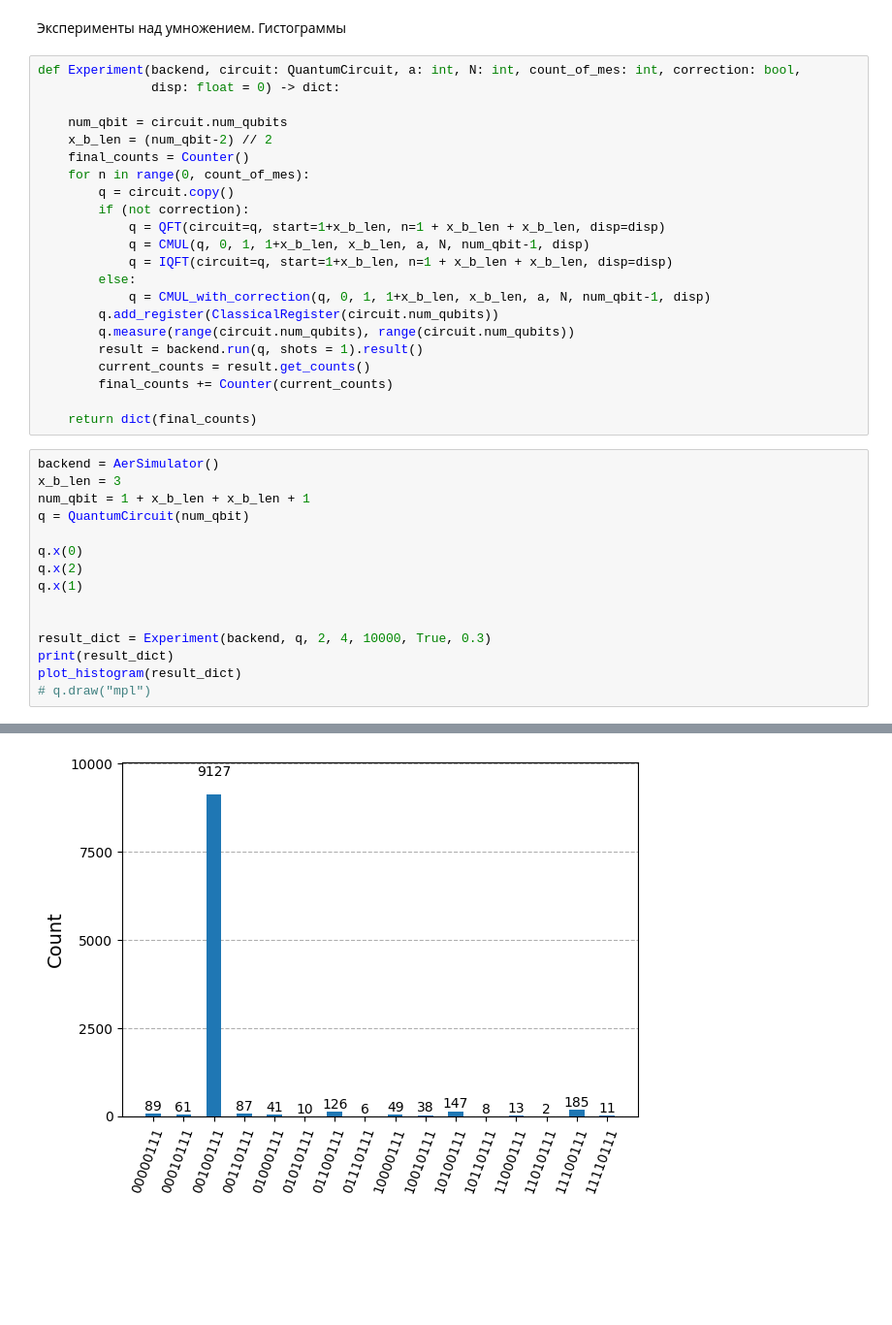
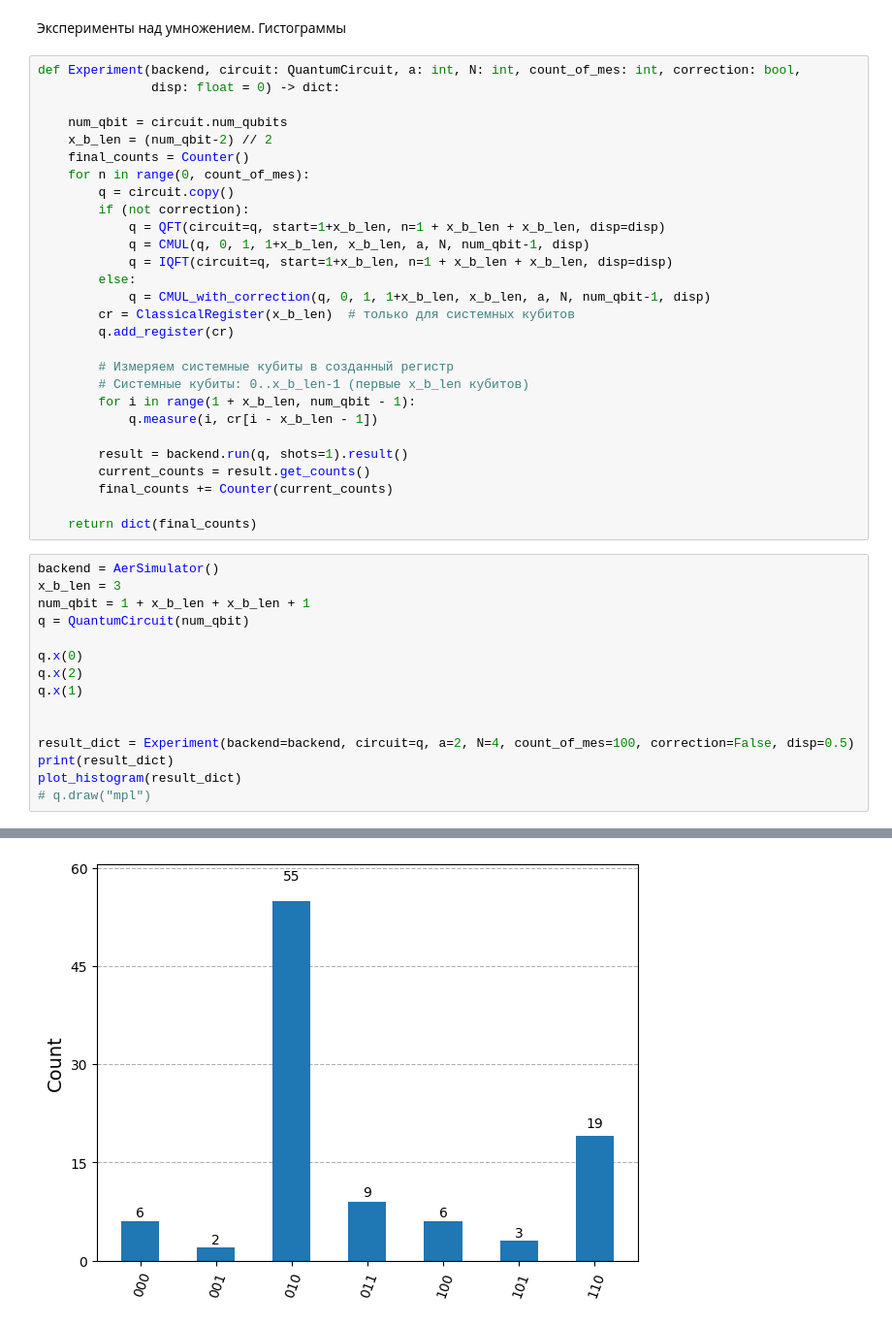
Before and after one commit to fartekool/first-project-qiskit, a Jupyter notebook: mult.ipynb, the cells around one changed output, grey strips where cells are left out. Shown at 97% size. Drawn from its saved outputs; the diff is of its cells as text; blank space fills up the shorter version.

```diff
--- a/mult.ipynb
+++ b/mult.ipynb
@@ -447,9 +447,15 @@ def Experiment(backend, circuit: QuantumCircuit, a: int, N: int, count_of_mes: i
             q = IQFT(circuit=q, start=1+x_b_len, n=1 + x_b_len + x_b_len, disp=disp)
         else:
             q = CMUL_with_correction(q, 0, 1, 1+x_b_len, x_b_len, a, N, num_qbit-1, disp)
-        q.add_register(ClassicalRegister(circuit.num_qubits))
-        q.measure(range(circuit.num_qubits), range(circuit.num_qubits))
-        result = backend.run(q, shots = 1).result()
+        cr = ClassicalRegister(x_b_len)  # только для системных кубитов
+        q.add_register(cr)
+
+        # Измеряем системные кубиты в созданный регистр
+        # Системные кубиты: 0..x_b_len-1 (первые x_b_len кубитов)
+        for i in range(1 + x_b_len, num_qbit - 1):
+            q.measure(i, cr[i - x_b_len - 1])
+
+        result = backend.run(q, shots=1).result()
         current_counts = result.get_counts()
         final_counts += Counter(current_counts)
 
@@ -465,7 +471,7 @@ q.x(2)
 q.x(1)
 
 
-result_dict = Experiment(backend, q, 2, 4, 10000, True, 0.3)
+result_dict = Experiment(backend=backend, circuit=q, a=2, N=4, count_of_mes=100, correction=False, disp=0.5)
 print(result_dict)
 plot_histogram(result_dict)
 # q.draw("mpl")
@@ -474 +480 @@ plot_histogram(result_dict)
-[figure, old version]
+[figure, new version]
```
Also changed, not shown: parts of 8 cells of this notebook.
